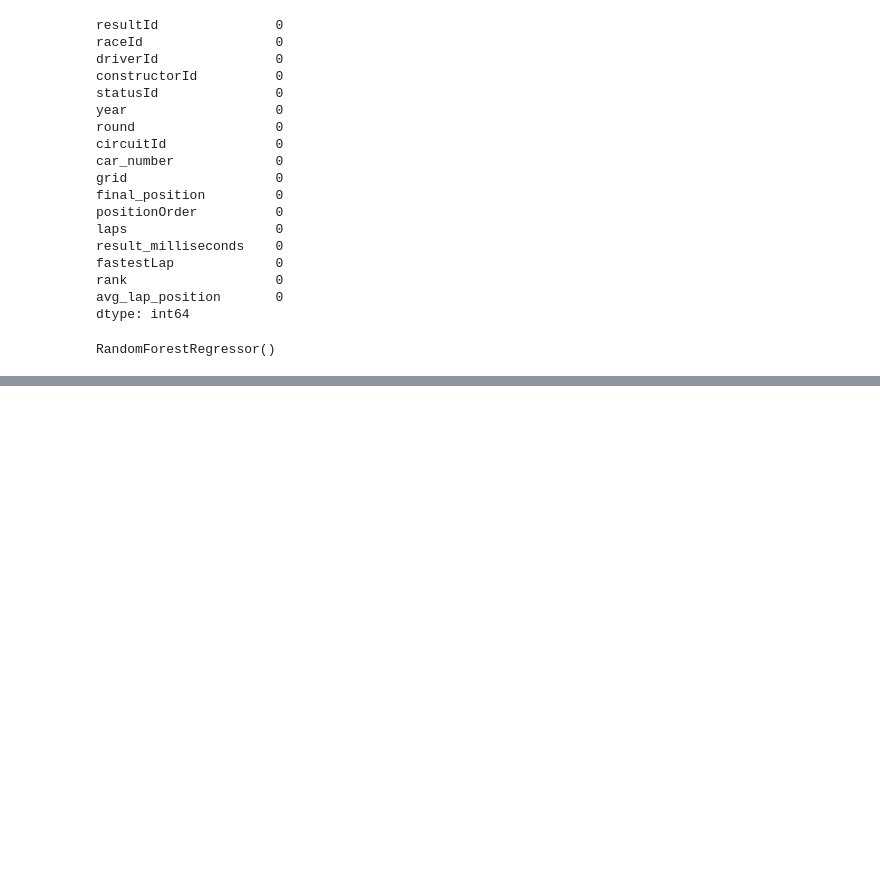
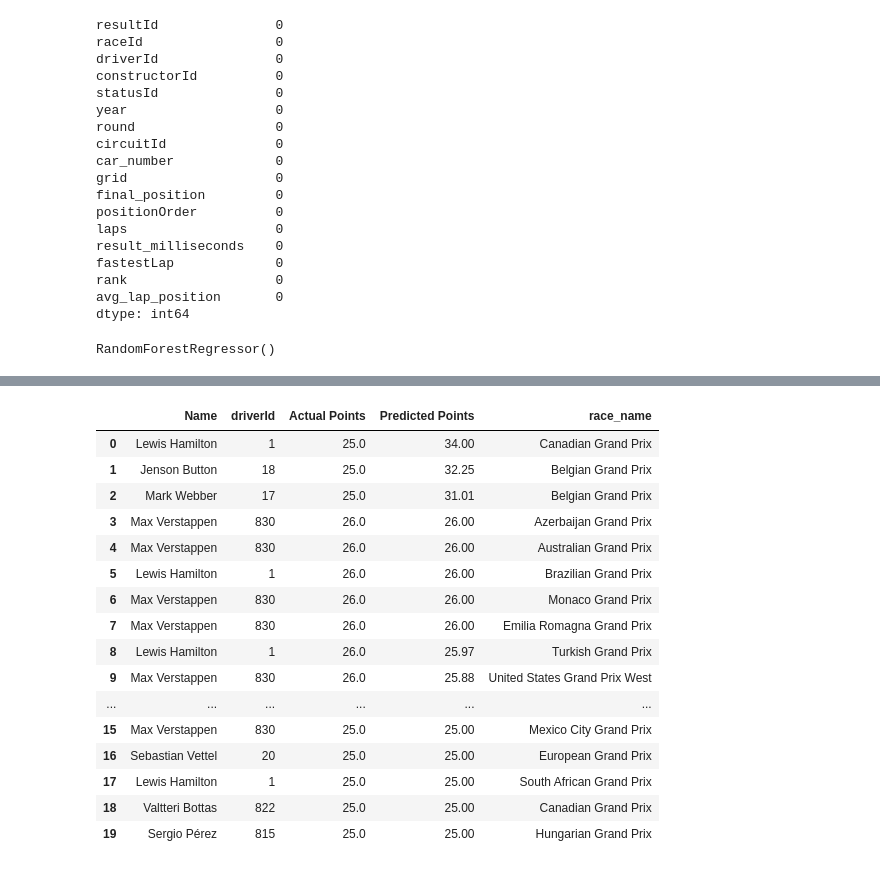
Before and after one commit to AhmS3cOps/F1-Race-Analysis-and-Prediction, a Jupyter notebook: Points.ipynb, the cells around one changed output, grey strips where cells are left out. Drawn from its saved outputs; the diff is of its cells as text; code cells hidden in the pictures; blank space fills up the shorter version.

```diff
--- a/Points.ipynb
+++ b/Points.ipynb
@@ -91,0 +121,11 @@ plt.show()
+# %%
+
+names_df = f1.loc[X_test.index, ['forename', 'surname', 'driverId']].copy()
+names_df['Name'] = names_df['forename'] + ' ' + names_df['surname']
+
+output2 = pd.DataFrame({
+    'Name': names_df['Name'],
+    'driverId': names_df['driverId'],
+    'Actual Points': y_test,
+    'Predicted Points': y_pred
+})
@@ -91,0 +135,3 @@ plt.show()
+# %%
+output2 = output2.sort_values(by='Predicted Points', ascending=False)
+print(output2.head(20))
@@ -91,0 +165,12 @@ plt.show()
+# %%
+race_info = f1.loc[X_test.index, ['raceId', 'race_name']].reset_index(drop=True)
+
+# Reset index of output to align
+output = output.reset_index(drop=True)
+output2 = output2.reset_index(drop=True)
+
+# Add raceId and race_name to output
+output['raceId'] = race_info['raceId']
+output['race_name'] = race_info['race_name']
+
+output2['race_name'] = race_info['race_name']
@@ -91,0 +186,20 @@ plt.show()
+# %%
+output2.head(20)
+# %% [output]
+|  | Name | driverId | Actual Points | Predicted Points | race_name |
+| 0 | Lewis Hamilton | 1 | 25.0 | 34.00 | Canadian Grand Prix |
+| 1 | Jenson Button | 18 | 25.0 | 32.25 | Belgian Grand Prix |
+| 2 | Mark Webber | 17 | 25.0 | 31.01 | Belgian Grand Prix |
+| 3 | Max Verstappen | 830 | 26.0 | 26.00 | Azerbaijan Grand Prix |
+| 4 | Max Verstappen | 830 | 26.0 | 26.00 | Australian Grand Prix |
+| 5 | Lewis Hamilton | 1 | 26.0 | 26.00 | Brazilian Grand Prix |
+| 6 | Max Verstappen | 830 | 26.0 | 26.00 | Monaco Grand Prix |
+| 7 | Max Verstappen | 830 | 26.0 | 26.00 | Emilia Romagna Grand Prix |
+| 8 | Lewis Hamilton | 1 | 26.0 | 25.97 | Turkish Grand Prix |
+| 9 | Max Verstappen | 830 | 26.0 | 25.88 | United States Grand Prix West |
+| ... | ... | ... | ... | ... | ... |
+| 15 | Max Verstappen | 830 | 25.0 | 25.00 | Mexico City Grand Prix |
+| 16 | Sebastian Vettel | 20 | 25.0 | 25.00 | European Grand Prix |
+| 17 | Lewis Hamilton | 1 | 25.0 | 25.00 | South African Grand Prix |
+| 18 | Valtteri Bottas | 822 | 25.0 | 25.00 | Canadian Grand Prix |
+| 19 | Sergio Pérez | 815 | 25.0 | 25.00 | Hungarian Grand Prix |
```
Also changed, not shown: parts of 9 cells of this notebook.
